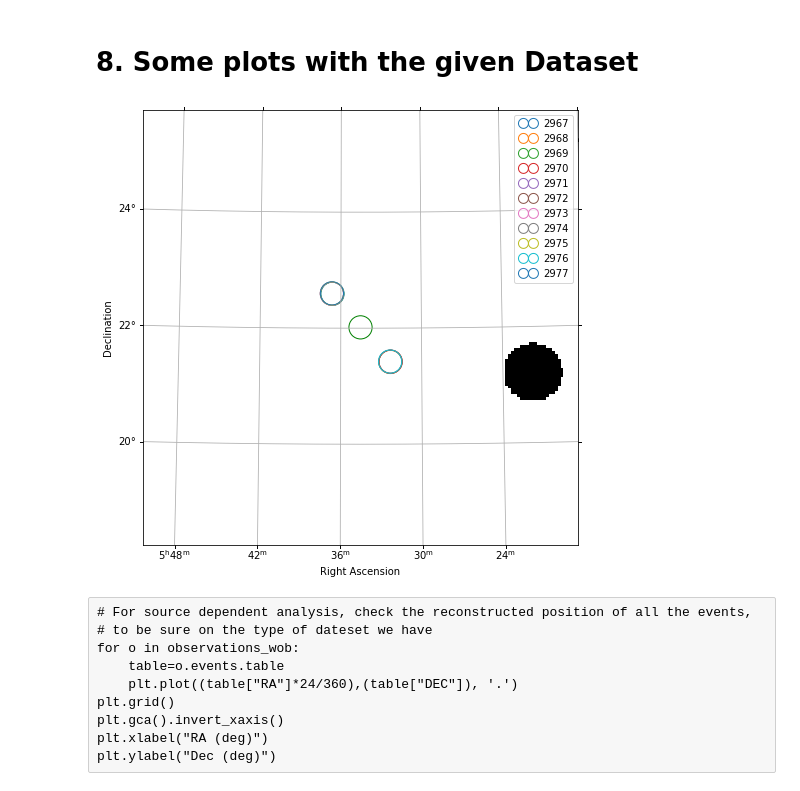
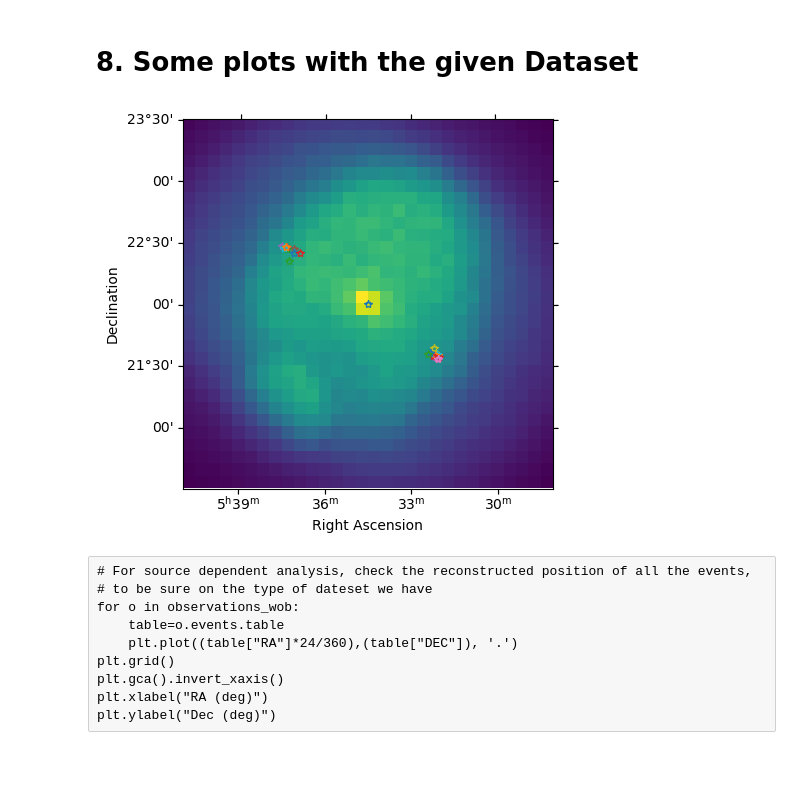
Before and after one commit to fschiavone/lst-analysis-school-2024, a Jupyter notebook: notebooks/post_DL3_analysis.ipynb, the cells around one changed output. Drawn from its saved outputs; the diff is of its cells as text; code cells hidden in the pictures; blank space fills up the shorter version.

```diff
--- a/notebooks/post_DL3_analysis.ipynb
+++ b/notebooks/post_DL3_analysis.ipynb
@@ -171,7 +260,7 @@ target_position = SkyCoord.from_name(obj_name, frame='icrs')
 # [0.05, 10] TeV energy range, then, reproduce the Dataset objects with those reconstructed energy edges.
 
 e_reco_min = 0.01
-e_reco_max = 40
+e_reco_max = 10
 
 e_true_min = 0.01
 e_true_max = 100
@@ -324,28 +364,27 @@ dataset_maker = SpectrumDatasetMaker(
 # %%
 # The following makers can be tuned and played to check the final Dataset to be used.
 
-# Select the necessary number and size of the OFF regions, to be chosen by this method
+# In the case of energy-dependent angular cuts we have to use the `WobbleRegionsFinder`,
+# to determine the OFF positions, depending on the number of regions specified.
+# Their sizes will be defined by the theta values in RAD_MAX_2D table based on the estimated energy binning.
+# The same logic applies to the size of the ON region.
 
-bkg_maker = ReflectedRegionsBackgroundMaker(
-    exclusion_mask=exclusion_mask,
-    min_distance=1.5 * u.rad, # Minimum distance from input region
-    max_region_number=1 # Maximum number of OFF regions
-)
 
-# Can also include other parameters, by checking the documentation,
-# https://docs.gammapy.org/0.19/api/gammapy.makers.ReflectedRegionsBackgroundMaker.html#gammapy.makers.ReflectedRegionsBackgroundMaker
+# Background maker will use the WobbleRegionsFinder, assuming 1 OFF region for the background estimation
+region_finder = WobbleRegionsFinder(n_off_regions=1)
+bkg_maker = ReflectedRegionsBackgroundMaker(region_finder=region_finder)
 # %%
 # Maker for safe energy range for the events.
 safe_mask_masker = SafeMaskMaker(
     methods=["aeff-max"],
-    aeff_percent=10
+    aeff_percent=5
 )
 
-# Or make custom safe energy range for the events.
+# Or make a custom safe energy range for the events.
 safe_min_energy = 50 * u.GeV
 safe_max_energy = 20 * u.TeV
 # For other arguments and options, check the documentation,
-# https://docs.gammapy.org/0.19/api/gammapy.makers.SafeMaskMaker.html#gammapy.makers.SafeMaskMaker
+# https://docs.gammapy.org/1.1/api/gammapy.makers.SafeMaskMaker.html#gammapy.makers.SafeMaskMaker
 # %% [markdown]
 # 7. Generate the Spectrum Dataset for all observations
 # %%
@@ -355,7 +394,10 @@ safe_max_energy = 20 * u.TeV
 # There will be an error message on use_region_center=False. It is a bug message in gammapy, so just ignore it
 datasets = Datasets()
 
-for obs_id, observation in zip(wob_obs_list, observations_wob):
+# Create a counts map for visualisation later
+counts = Map.create(skydir=target_position, width=3)
+
+for obs_id, observation in zip(obs_id_list, observations_sel):
     dataset = dataset_maker.run(
         dataset_empty.copy(name=str(obs_id)),
         observation
@@ -365,6 +407,7 @@ for obs_id, observation in zip(wob_obs_list, observations_wob):
         dataset=dataset,
         observation=observation
     )
+    counts.fill_events(observation.events)
 
     # Check the LC and SEDs by applying the safe mask to see the distinction.
     dataset_on_off = safe_mask_masker.run(dataset_on_off, observation)
@@ -401,17 +459,13 @@ SpectrumDatasetOnOff
 # %% [markdown]
 # 8. Some plots with the given Dataset
 # %%
-# Check the OFF regions used for calculation of excess
-plt.figure(figsize=(8, 8))
-ax = exclusion_mask.plot()
-on_region.to_pixel(ax.wcs).plot(ax=ax)
-plot_spectrum_datasets_off_regions(ax=ax, datasets=datasets, legend=True)
-plt.grid()
-
-# If need be, redo section 7 and 8, to be sure of the final dataset.
-# This could be in the case of using source-dependent dataset
+# Check the target position and OFF regions used for the calculation of the excess
+ax = counts.plot(cmap="viridis", stretch="sinh")
+on_geom.plot_region(ax=ax, kwargs_point={"color": "k", "marker": "*"})
+plot_spectrum_datasets_off_regions(ax=ax, datasets=datasets)
+plt.show()
 # %% [output]
-[figure, old version]
+[figure, new version]
 # %% [raw]
 # For source dependent analysis, check the reconstructed position of all the events,
 # to be sure on the type of dateset we have
```
Also changed, not shown: parts of 68 cells of this notebook.
